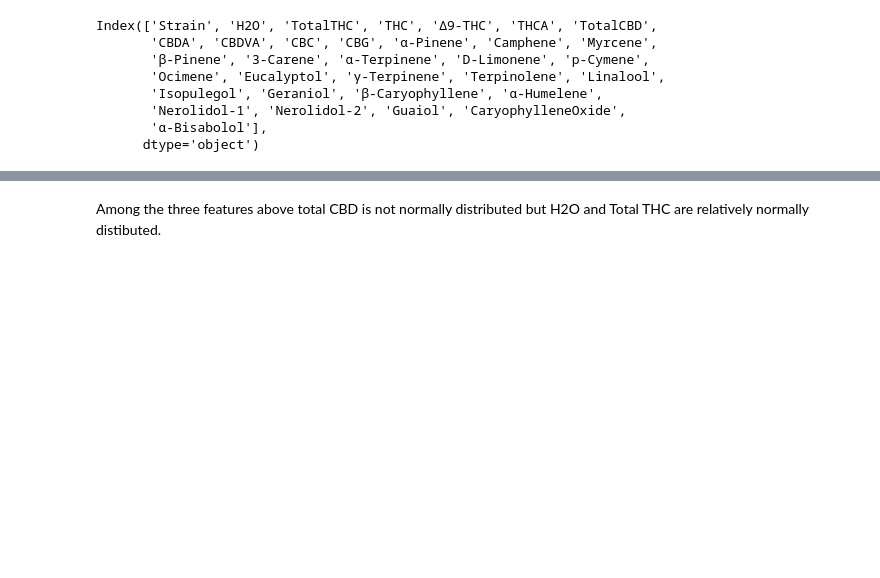
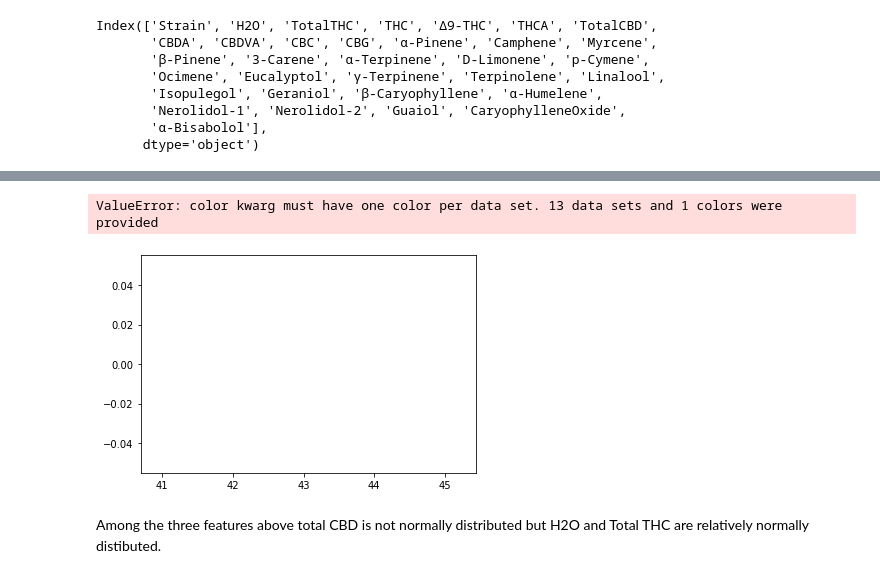
Before and after one commit to kavehamini/Cannabis_Project, a Jupyter notebook: Cannabis_Project.ipynb, the cells around one changed output, grey strips where cells are left out. Cells and saved outputs as stored; diff of their text form; code cells hidden in the pictures; blank space fills up the shorter version.

```diff
--- a/Cannabis_Project.ipynb
+++ b/Cannabis_Project.ipynb
@@ -203,2 +203,8 @@ newdf.dropna()
+# %%
+sns.distplot(newdf[['H2O','TotalTHC','THC', 'THCA', 'CBG', 'α-Pinene', 'Myrcene', 'β-Pinene', 'D-Limonene', 'Linalool', 'β-Caryophyllene',
+'α-Humelene', 'α-Bisabolol']].dropna())
+# %% [output]
+ValueError: color kwarg must have one color per data set. 13 data sets and 1 colors were provided
+[figure, added]
 # %% [markdown]
 Among the three features above total CBD is not normally distributed but H2O and Total  THC are relatively normally distibuted.
```
Also changed, not shown: parts of 3 cells of this notebook.
